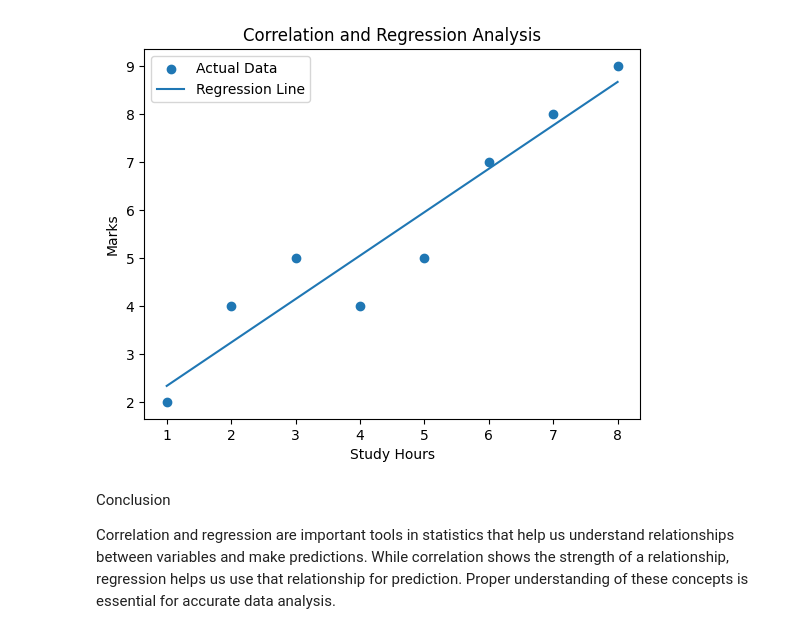
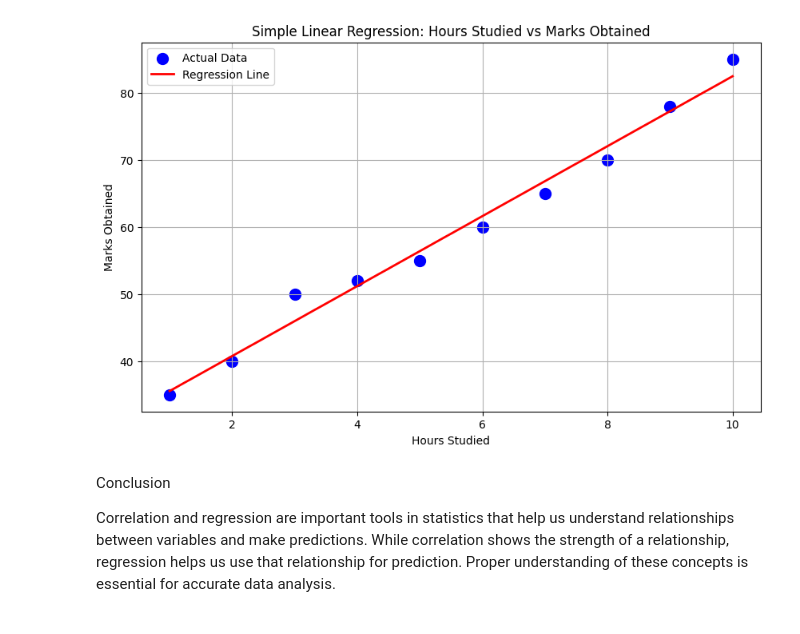
Before and after one commit to shantanushendarkar27/demo-2, a Jupyter notebook: PDS(EX8).ipynb, the cells around one changed output. Cells and saved outputs as stored; diff of their text form; code cells hidden in the pictures.

```diff
--- a/PDS(EX8).ipynb
+++ b/PDS(EX8).ipynb
@@ -93,76 +127,47 @@ So, correlation alone is not enough for good prediction. We must also choose the
 # %%
-# Import required libraries
 import numpy as np
 import pandas as pd
 import matplotlib.pyplot as plt
-from scipy.stats import pearsonr
 from sklearn.linear_model import LinearRegression
 from sklearn.metrics import mean_squared_error, r2_score
 
-# --------------------------------------
-# Step 1: Create Dataset
-# --------------------------------------
-# Example: Study Hours vs Marks
+# Step 1: Sample Data
 data = {
-    "Hours": [1, 2, 3, 4, 5, 6, 7, 8],
-    "Marks": [2, 4, 5, 4, 5, 7, 8, 9]
+    'Hours_Studied': [1, 2, 3, 4, 5, 6, 7, 8, 9, 10],
+    'Marks_Obtained': [35, 40, 50, 52, 55, 60, 65, 70, 78, 85]
 }
-
 df = pd.DataFrame(data)
 
-print("Dataset:\n", df)
+# Step 2: Split data into input (X) and output (y)
+X = df[['Hours_Studied']]  # Independent variable
+y = df['Marks_Obtained']   # Dependent variable
 
-# --------------------------------------
-# Step 2: Karl Pearson Correlation
-# --------------------------------------
-corr, p_value = pearsonr(df["Hours"], df["Marks"])
-
-print("\nKarl Pearson Correlation Coefficient:", corr)
-
-# --------------------------------------
-# Step 3: Simple Linear Regression
-# --------------------------------------
-X = df[["Hours"]]   # Independent variable
-y = df["Marks"]     # Dependent variable
-
+# Step 3: Train the Linear Regression Model
 model = LinearRegression()
 model.fit(X, y)
 
-# Get parameters
+# Step 4: Get model parameters
 slope = model.coef_[0]
 intercept = model.intercept_
+print(f"Regression Equation: Marks = {slope:.2f} * Hours + {intercept:.2f}")
 
-print("\nRegression Equation:")
-print(f"y = {intercept:.2f} + {slope:.2f}x")
-
-# --------------------------------------
-# Step 4: Prediction
-# --------------------------------------
+# Step 5: Predict values
 y_pred = model.predict(X)
 
-# Predict for new value (e.g., 9 hours)
-new_hours = np.array([[9]])
-predicted_marks = model.predict(new_hours)
-
-print("\nPredicted Marks for 9 hours study:", predicted_marks[0])
-
-# --------------------------------------
-# Step 5: Model Evaluation
-# --------------------------------------
+# Step 6: Evaluate the Model
 mse = mean_squared_error(y, y_pred)
 r2 = r2_score(y, y_pred)
+print(f" Mean Squared Error (MSE): {mse:.2f}")
+print(f" R² Score: {r2:.4f}")
 
-print("\nMean Squared Error:", mse)
-print("R2 Score:", r2)
-
-# --------------------------------------
-# Step 6: Visualization
-# --------------------------------------
-plt.scatter(df["Hours"], df["Marks"], label="Actual Data")
-plt.plot(df["Hours"], y_pred, label="Regression Line")
-plt.xlabel("Study Hours")
-plt.ylabel("Marks")
-plt.title("Correlation and Regression Analysis")
+# Step 7: Visualize the regression line
+plt.figure(figsize=(10, 6))
+plt.scatter(X, y, color='blue', label='Actual Data', s=100)
+plt.plot(X, y_pred, color='red', linewidth=2, label='Regression Line')
+plt.title('Simple Linear Regression: Hours Studied vs Marks Obtained')
+plt.xlabel('Hours Studied')
+plt.ylabel('Marks Obtained')
+plt.grid(True)
 plt.legend()
 plt.show()
 # %% [output]
@@ -189,4 +177,4 @@ R2 Score: 0.9047619047619048
-[figure, old version]
+[figure, new version]
 # %% [markdown]
 Conclusion
 
```
Also changed, not shown: parts of 5 cells of this notebook.
